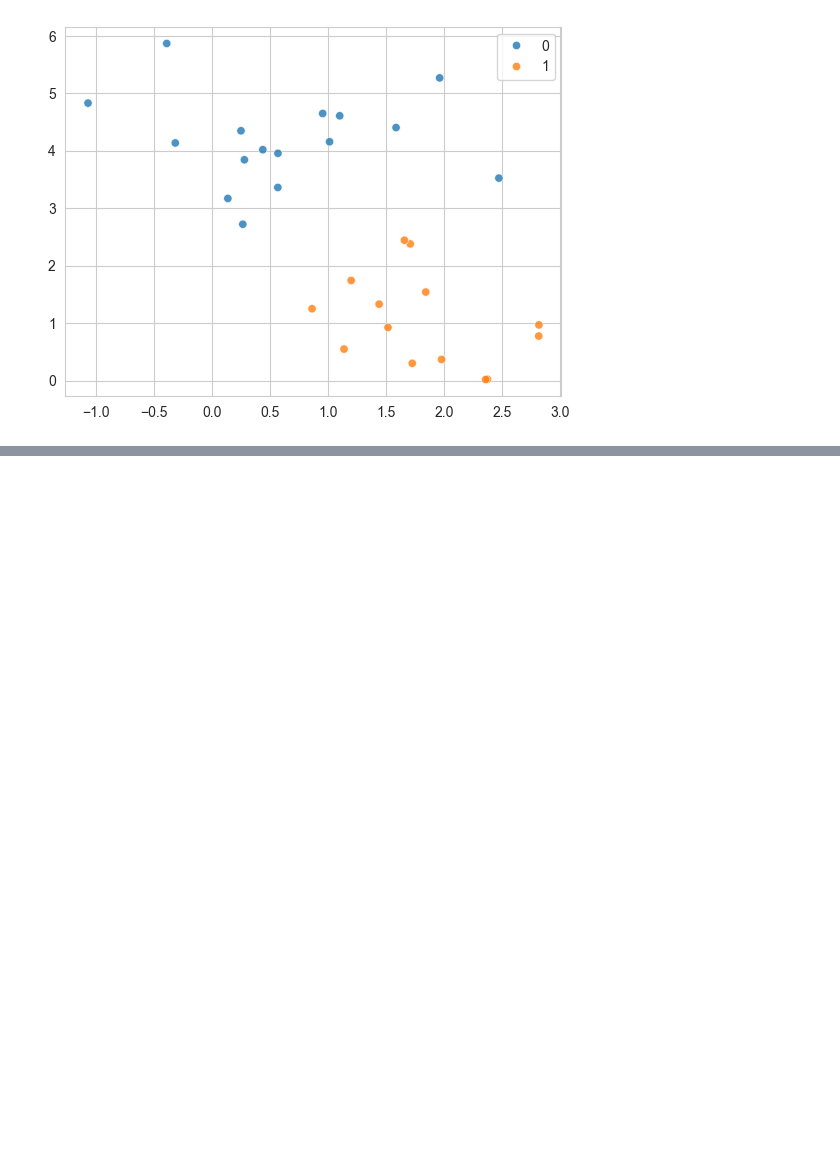
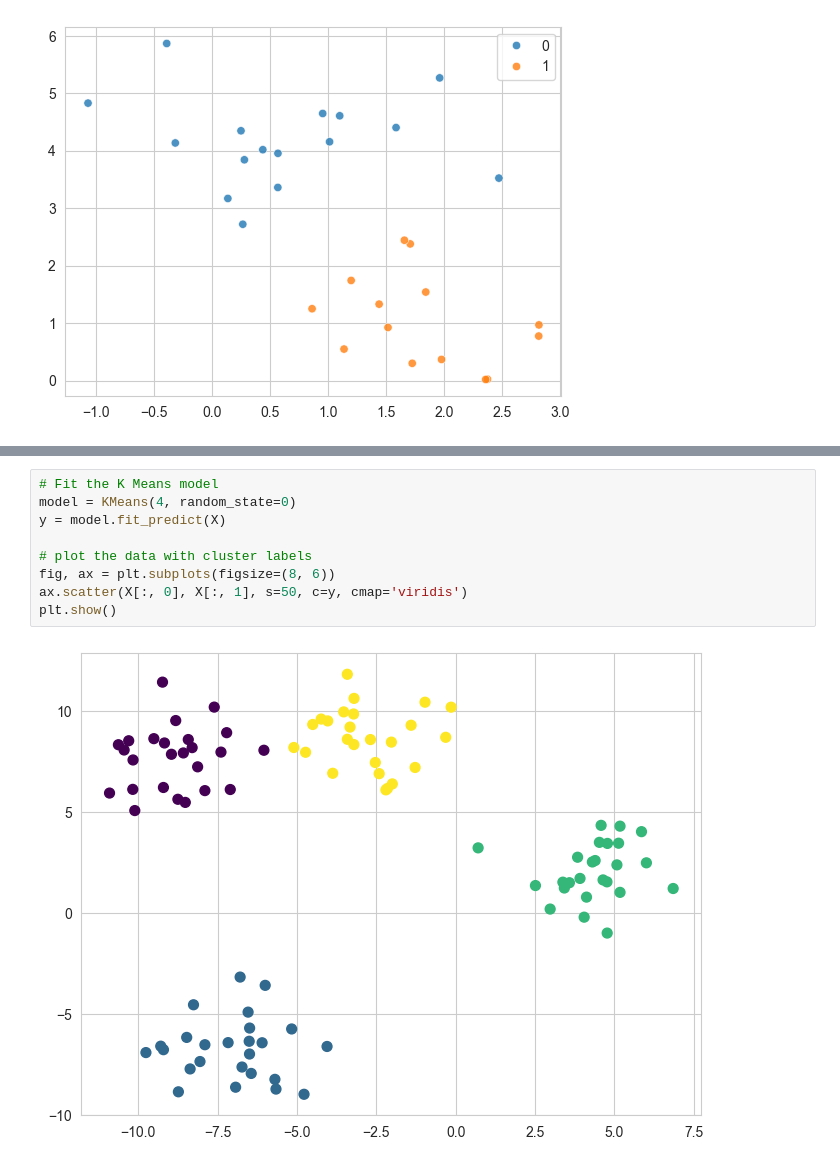
Before and after one commit to julihdez36/Machine_learning, a Jupyter notebook: Decision Trees and Random Forests/introduction.ipynb, the cells around one changed output, grey strips where cells are left out. Drawn from its saved outputs; the diff is of its cells as text; blank space fills up the shorter version.

```diff
--- a/Decision Trees and Random Forests/introduction.ipynb
+++ b/Decision Trees and Random Forests/introduction.ipynb
@@ -68,0 +95,11 @@ sns.scatterplot(x= X2[:, 0], y= X2[:, 1], hue= y2, alpha = .8)
+# %%
+# Fit the K Means model
+model = KMeans(4, random_state=0)
+y = model.fit_predict(X)
+
+# plot the data with cluster labels
+fig, ax = plt.subplots(figsize=(8, 6))
+ax.scatter(X[:, 0], X[:, 1], s=50, c=y, cmap='viridis')
+plt.show()
+# %% [output]
+[figure, added]
```
Also changed, not shown: parts of 7 cells of this notebook.
